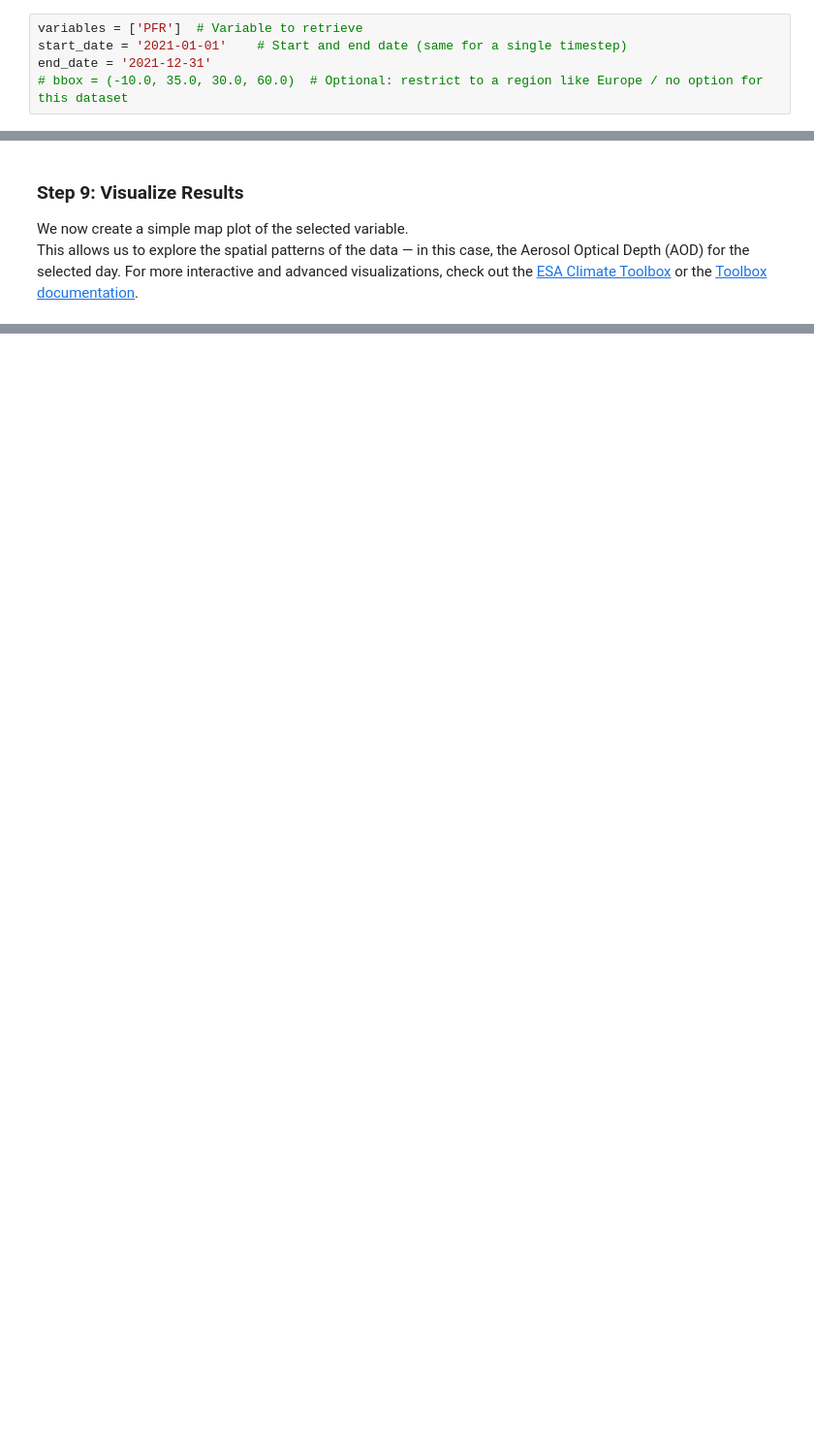
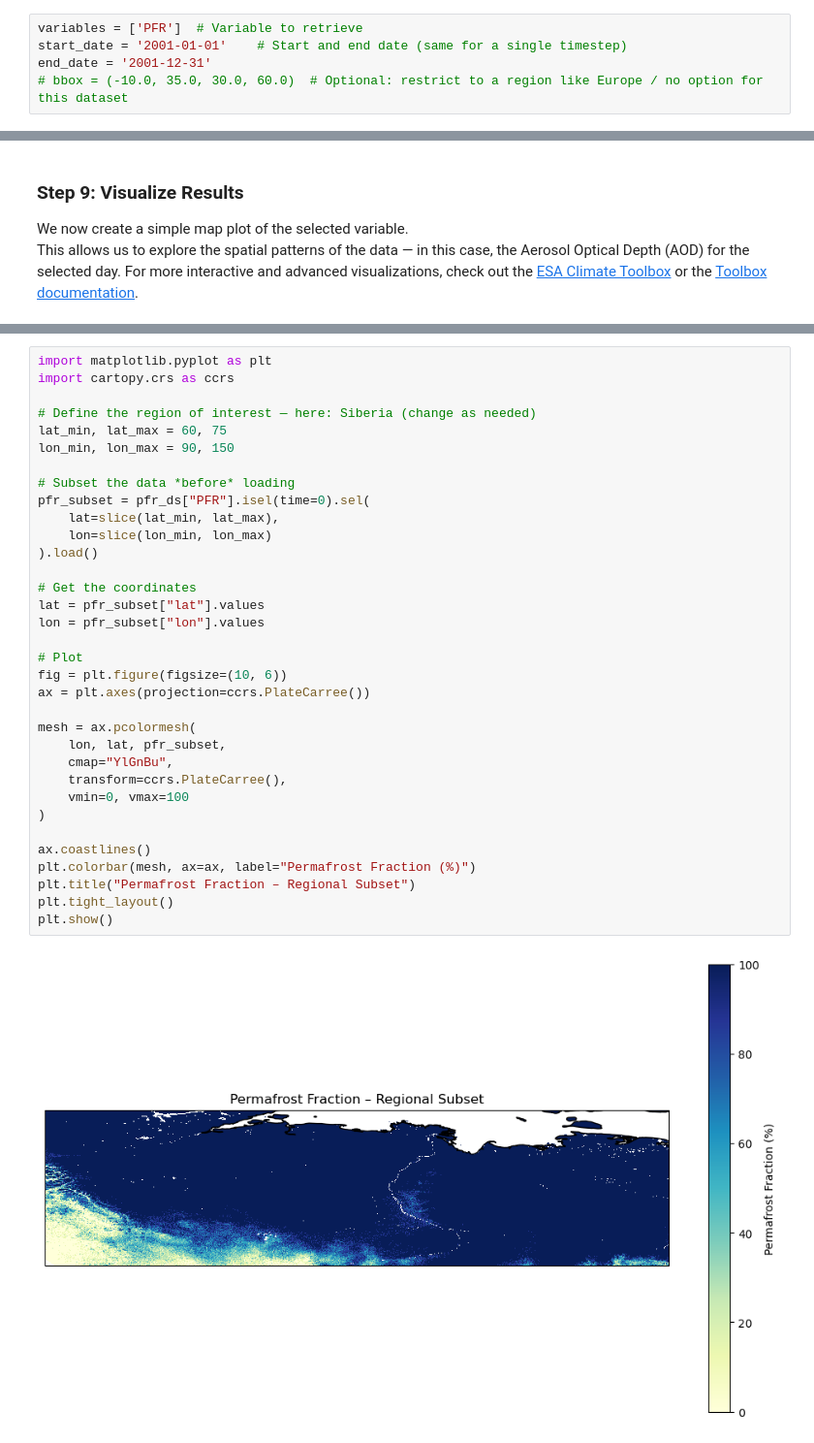
Before and after one commit to esa-cci/cci-notebooks, a Jupyter notebook: notebooks/Permafrost_CCI.ipynb, the cells around one changed output, grey strips where cells are left out. Shown at 97% size. Saved outputs shown, nothing was run; the diff lists cells and outputs as text; blank space fills up the shorter version.

Commit message:
Fix issue #6 for Permafrost JN, fix issue #7 for sea ice JN

```diff
--- a/notebooks/Permafrost_CCI.ipynb
+++ b/notebooks/Permafrost_CCI.ipynb
@@ -89,8 +89,8 @@ Before opening the dataset, we define a few key parameters:
 - *(Optional)* **Bounding box**: spatial region of interest — here we skip it to load the global dataset
 # %%
 variables = ['PFR']  # Variable to retrieve
-start_date = '2021-01-01'    # Start and end date (same for a single timestep)
-end_date = '2021-12-31'
+start_date = '2001-01-01'    # Start and end date (same for a single timestep)
+end_date = '2001-12-31'
 # bbox = (-10.0, 35.0, 30.0, 60.0)  # Optional: restrict to a region like Europe / no option for this dataset
 # %% [markdown]
 ### Step 7: Open the Dataset
@@ -155,0 +139,36 @@ plt.show()
+# %%
+import matplotlib.pyplot as plt
+import cartopy.crs as ccrs
+
+# Define the region of interest — here: Siberia (change as needed)
+lat_min, lat_max = 60, 75
+lon_min, lon_max = 90, 150
+
+# Subset the data *before* loading
+pfr_subset = pfr_ds["PFR"].isel(time=0).sel(
+    lat=slice(lat_min, lat_max),
+    lon=slice(lon_min, lon_max)
+).load()
+
+# Get the coordinates
+lat = pfr_subset["lat"].values
+lon = pfr_subset["lon"].values
+
+# Plot
+fig = plt.figure(figsize=(10, 6))
+ax = plt.axes(projection=ccrs.PlateCarree())
+
+mesh = ax.pcolormesh(
+    lon, lat, pfr_subset,
+    cmap="YlGnBu",
+    transform=ccrs.PlateCarree(),
+    vmin=0, vmax=100
+)
+
+ax.coastlines()
+plt.colorbar(mesh, ax=ax, label="Permafrost Fraction (%)")
+plt.title("Permafrost Fraction – Regional Subset")
+plt.tight_layout()
+plt.show()
+# %% [output]
+[figure, added]
```
Also changed, not shown: parts of 2 cells of this notebook, 1 other file.
